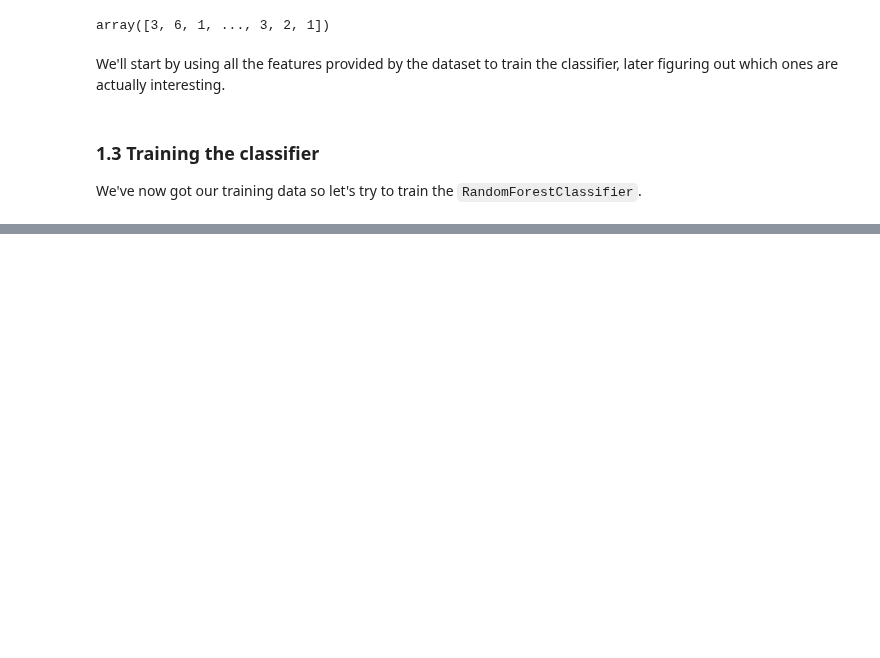
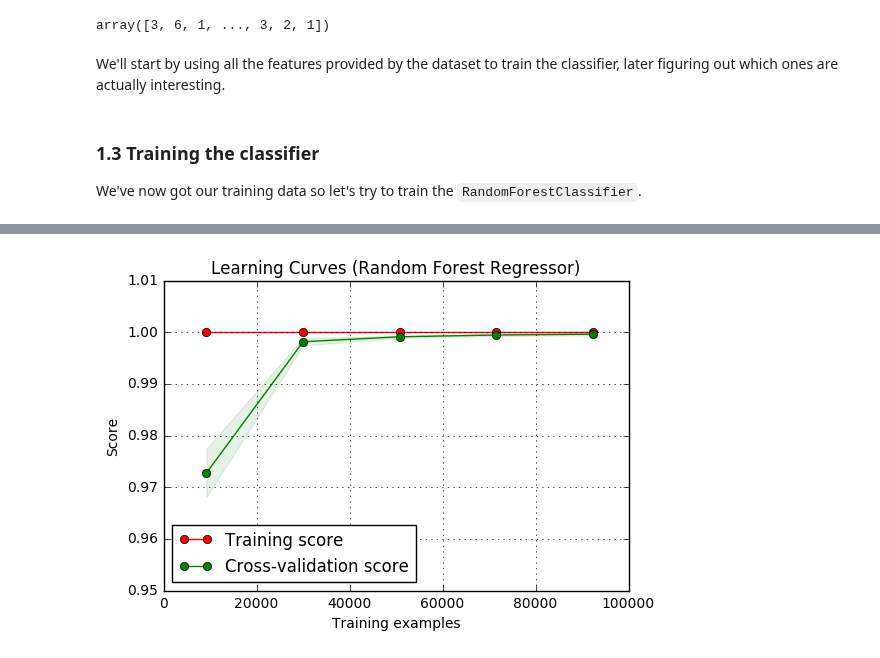
Before and after one commit to romac/ADAHomeworks, a Jupyter notebook: 04 - Applied ML/04 - Applied ML.ipynb, the cells around one changed output, grey strips where cells are left out. Cells and saved outputs as stored; diff of their text form; code cells hidden in the pictures; blank space fills up the shorter version.

Commit message:
CV + feature importance

```diff
--- a/04 - Applied ML/04 - Applied ML.ipynb
+++ b/04 - Applied ML/04 - Applied ML.ipynb
@@ -288,0 +275,10 @@ le_labels.inverse_transform(clf.predict(f.iloc[[2]])[0])
+# %%
+from sklearn.model_selection import train_test_split
+
+# Split into a test and a train set
+X_train, X_test, y_train, y_test = train_test_split(f, labels, test_size=0.4, random_state=0)
+
+# Create the RandomForestClassifier
+forest = RandomForestClassifier(n_estimators = 100)
+# Train the model
+clf = forest.fit(X_train, y_train)
@@ -288,0 +305,49 @@ le_labels.inverse_transform(clf.predict(f.iloc[[2]])[0])
+# %%
+# Plot code adapted from :
+# http://scikit-learn.org/stable/auto_examples/model_selection/plot_learning_curve.html
+#
+from sklearn.model_selection import learning_curve
+from sklearn.model_selection import ShuffleSplit
+
+# Legends
+title  = "Learning Curves (Random Forest Regressor)"
+xlabel = "Training examples"
+ylabel = "Score"
+
+# Plots params
+y_lim = (0.95, 1.01)
+
+# CV params
+train_sizes = np.linspace(.1, 1.0, 5)
+cv = ShuffleSplit(n_splits=5, test_size=0.2, random_state=0)
+
+plt.figure()
+plt.title(title)
+plt.ylim(*y_lim)
+plt.xlabel(xlabel)
+plt.ylabel(ylabel)
+
+train_sizes, train_scores, test_scores = learning_curve(forest, f, labels, cv=cv, n_jobs=4, train_sizes=train_sizes)
+
+train_scores_mean = np.mean(train_scores, axis=1)
+test_scores_mean  = np.mean(test_scores , axis=1)
+
+train_scores_std  = np.std(train_scores, axis=1)
+test_scores_std   = np.std(test_scores , axis=1)
+
+plt.grid()
+plt.fill_between(train_sizes, train_scores_mean - train_scores_std,
+                 train_scores_mean + train_scores_std, alpha=0.1,
+                 color="r")
+plt.fill_between(train_sizes, test_scores_mean - test_scores_std,
+                 test_scores_mean + test_scores_std, alpha=0.1, color="g")
+plt.plot(train_sizes, train_scores_mean, 'o-', color="r",
+         label="Training score")
+plt.plot(train_sizes, test_scores_mean, 'o-', color="g",
+         label="Cross-validation score")
+plt.legend(loc="best")
+
+
+plt.show()
+# %% [output]
+[figure, added]
```
Also changed, not shown: parts of 15 cells of this notebook.
